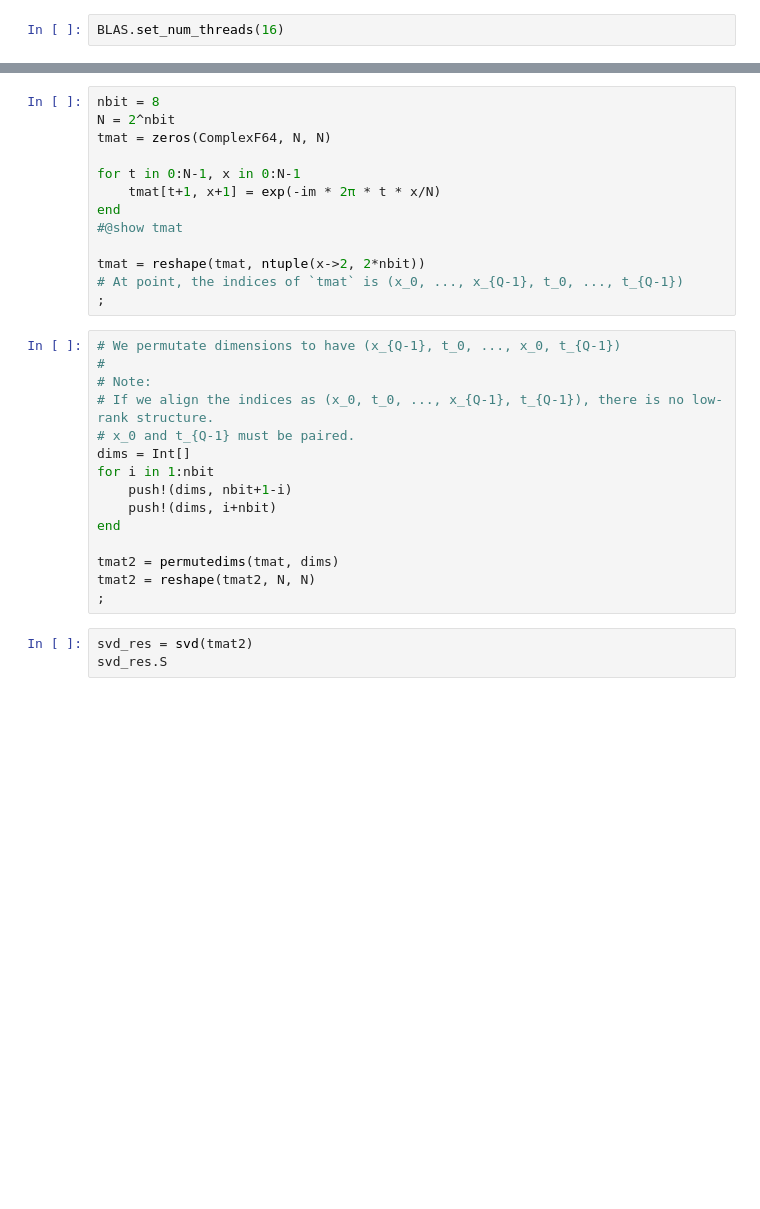
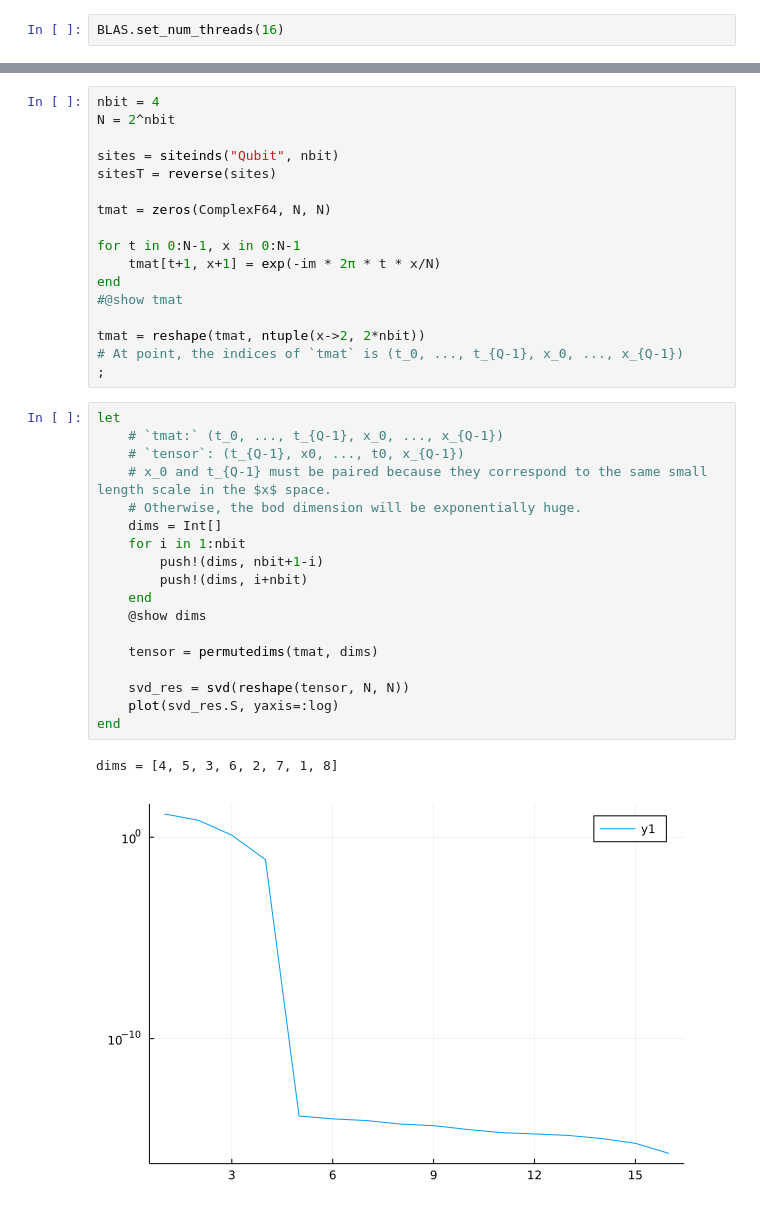
Before and after one commit to shinaoka/MultiScales.jl, a Jupyter notebook: notebook/ft.ipynb, the cells around one changed output, grey strips where cells are left out. Cells and saved outputs as stored; diff of their text form; blank space fills up the shorter version.

```diff
--- a/notebook/ft.ipynb
+++ b/notebook/ft.ipynb
@@ -40,6 +49,10 @@ $$
 # %%
-nbit = 8
+nbit = 4
 N = 2^nbit
+
+sites = siteinds("Qubit", nbit)
+sitesT = reverse(sites)
+
 tmat = zeros(ComplexF64, N, N)
 
 for t in 0:N-1, x in 0:N-1
@@ -48,23 +61,26 @@ end
 #@show tmat
 
 tmat = reshape(tmat, ntuple(x->2, 2*nbit))
-# At point, the indices of `tmat` is (x_0, ..., x_{Q-1}, t_0, ..., t_{Q-1})
+# At point, the indices of `tmat` is (t_0, ..., t_{Q-1}, x_0, ..., x_{Q-1})
 ;
 # %%
-# We permutate dimensions to have (x_{Q-1}, t_0, ..., x_0, t_{Q-1})
-#
-# Note:
-# If we align the indices as (x_0, t_0, ..., x_{Q-1}, t_{Q-1}), there is no low-rank structure.
-# x_0 and t_{Q-1} must be paired.
-dims = Int[]
-for i in 1:nbit
-    push!(dims, nbit+1-i)
-    push!(dims, i+nbit)
+let
+    # `tmat:` (t_0, ..., t_{Q-1}, x_0, ..., x_{Q-1})
+    # `tensor`: (t_{Q-1}, x0, ..., t0, x_{Q-1})
+    # x_0 and t_{Q-1} must be paired because they correspond to the same small length scale in the $x$ space.
+    # Otherwise, the bod dimension will be exponentially huge.
+    dims = Int[]
+    for i in 1:nbit
+        push!(dims, nbit+1-i)
+        push!(dims, i+nbit)
+    end
+    @show dims
+
+    tensor = permutedims(tmat, dims)
+
+    svd_res = svd(reshape(tensor, N, N))
+    plot(svd_res.S, yaxis=:log)
 end
-
-tmat2 = permutedims(tmat, dims)
-tmat2 = reshape(tmat2, N, N)
-;
+# %% [output]
+dims = [4, 5, 3, 6, 2, 7, 1, 8]
+[figure, added]
-# %%
-svd_res = svd(tmat2)
-svd_res.S
```
Also changed, not shown: parts of 7 cells of this notebook, 4 other files.
